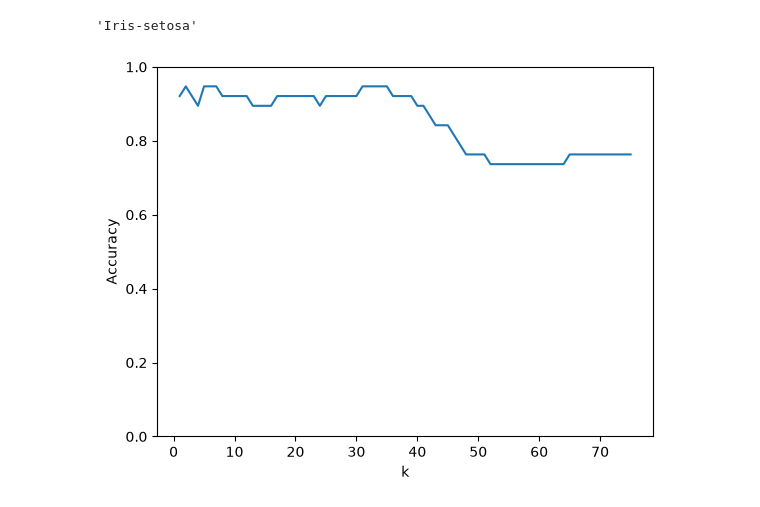
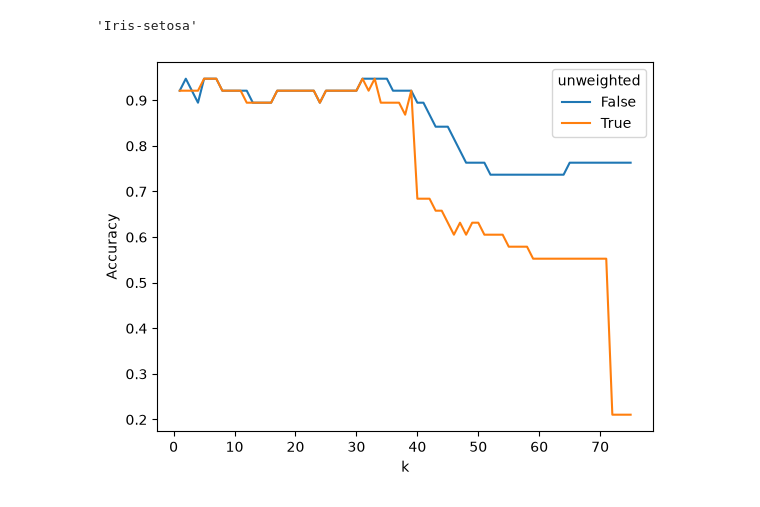
Before and after one commit to kaiden-mccready/ml-240-project1, a Jupyter notebook: iris_example_project/iris_knn.ipynb, the cells around one changed output. Drawn from its saved outputs; the diff is of its cells as text; code cells hidden in the pictures.

Commit message:
update evaluation graph to show weights in iris example project

```diff
--- a/iris_example_project/iris_knn.ipynb
+++ b/iris_example_project/iris_knn.ipynb
@@ -123,31 +124,30 @@ KNN(data=iris_training_set, pointToFind=iris_test_point, k=3)
 # %%
 iris_evaluating_set = pd.read_csv("Iris_testing_data.csv")
 
 # format test points to ben's LoL
 eval_points = iris_evaluating_set.drop(columns="Species").values.tolist()
 
 # evaluate k options + accuracies
-evaluations = pd.DataFrame(columns=["k", "accuracy"])
+evaluations = pd.DataFrame(columns=["weighted", "k", "accuracy"])
 
-# check k 1 - 75
-for k in range(1, 76):
 
-    # run the model on each point in the test set (eval_points)
-    iris_evaluating_set["Predicted"] = [KNN(iris_training_set, point, k) for point in eval_points]
-    # check to see if each prediction was correct
-    iris_evaluating_set["Correct?"] = iris_evaluating_set["Species"] == iris_evaluating_set["Predicted"]
-    # get the % of accurate predictions
-    accuracy = iris_evaluating_set["Correct?"].mean()
-    evaluations = pd.concat([evaluations, pd.DataFrame([{'k': k, 'accuracy': accuracy}])], ignore_index=True)
-    # print(f"k = {k}; accuracy = {accuracy.round(5)}")
+for evaltype in [True, False]:
+    # check k 1 - 75
+    for k in range(1, 76):
 
-_ = plt.plot(evaluations["k"], evaluations["accuracy"]) # this apparently stops the class from printing randomly when displaying the plot
+        # run the model on each point in the test set (eval_points)
+        iris_evaluating_set["Predicted"] = [KNN(iris_training_set, point, k, Unweighted=evaltype) for point in eval_points]
+        # check to see if each prediction was correct
+        iris_evaluating_set["Correct?"] = iris_evaluating_set["Species"] == iris_evaluating_set["Predicted"]
+        # get the % of accurate predictions
+        accuracy = iris_evaluating_set["Correct?"].mean()
+        evaluations = pd.concat([evaluations, pd.DataFrame([{'unweighted': evaltype, 'k': k, 'accuracy': accuracy}])], ignore_index=True)
+        # print(f"k = {k}; accuracy = {accuracy.round(5)}")
 
+
+_ = sns.lineplot(data=evaluations, x="k", y="accuracy", hue="unweighted")
 plt.xlabel('k')
 plt.ylabel('Accuracy')
-
-plt.ylim(0, 1)
-
 plt.show()
 # %% [output]
-[figure, old version]
+[figure, new version]
```
Also changed, not shown: parts of 1 cell of this notebook.
